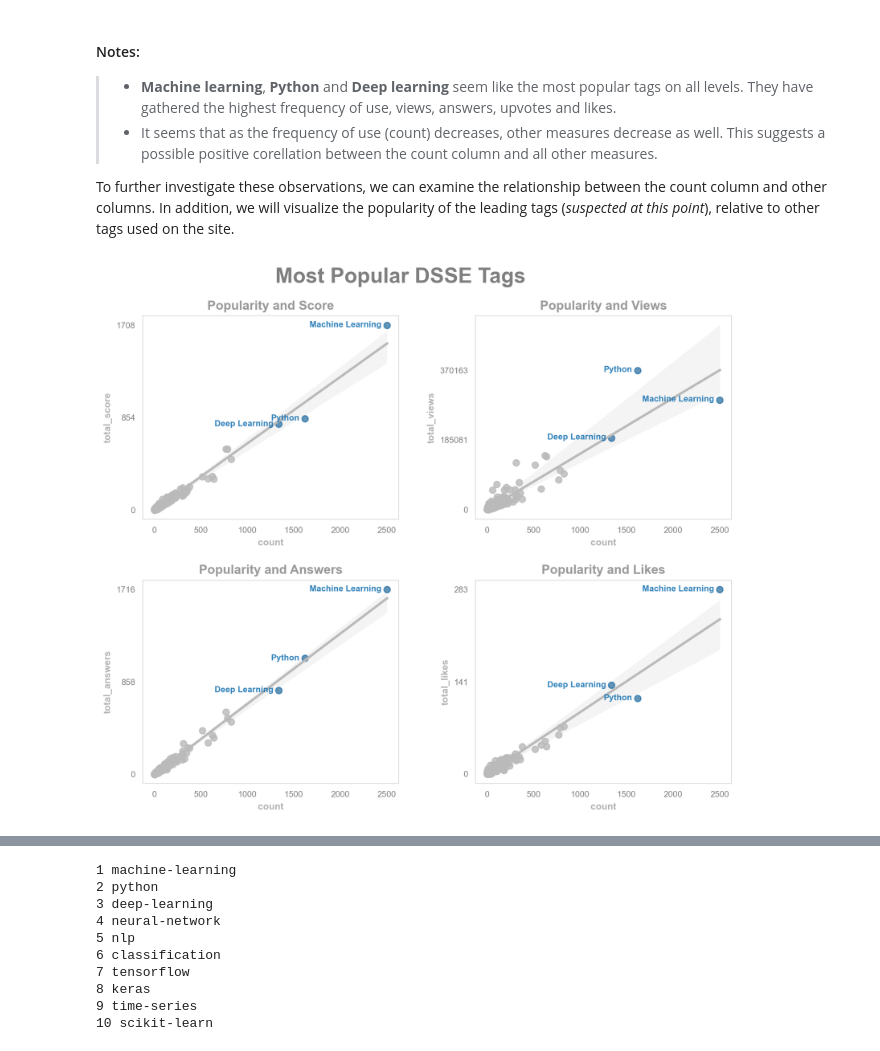
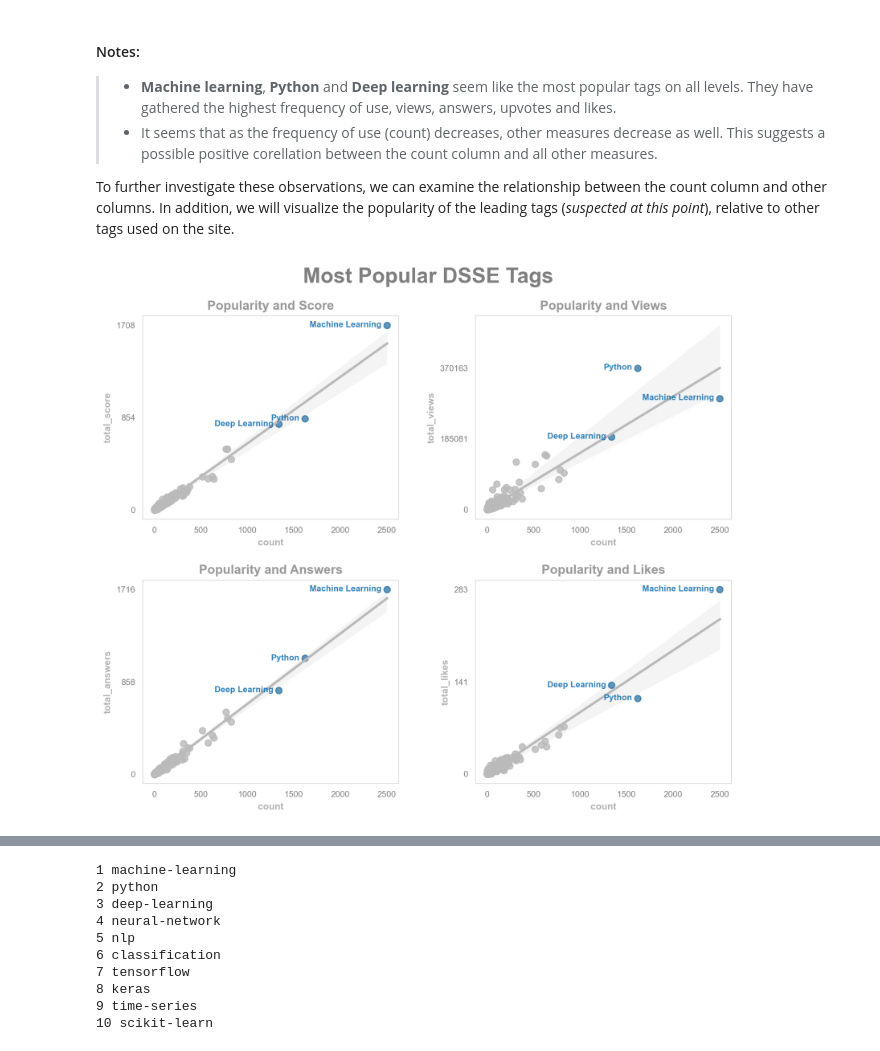
Before and after one commit to Lippins/Popular_DS_questions, a Jupyter notebook: notebook.ipynb, the cells around one changed output, grey strips where cells are left out. Cells and saved outputs as stored; diff of their text form; code cells hidden in the pictures.

```diff
--- a/notebook.ipynb
+++ b/notebook.ipynb
@@ -286,35 +300,35 @@ for index, col in zip(range(4), facets):
                 x='count', y=col,
                 c='#0064AB', alpha=0.5)
 
     # Annotate the leadings
     for tag in leading_tags:
         plt.text(x=aggregate_df.loc[tag, 'count']-60,
                  y=aggregate_df.loc[tag, col] - aggregate_df[col].max()/100,
                  s= tag.replace('-', ' ').title(), alpha=0.8,
                  fontsize=8, color='#0064AB', fontweight='bold',
                  ha='right')
 
     plt.xticks(color='gray', fontsize=8)
     plt.yticks([0, int(aggregate_df[col].max()/2), aggregate_df[col].max()],
                color='gray', fontsize=8)
     plt.xlabel('count', fontsize='9', fontweight='bold', alpha=0.3)
     plt.ylabel(col, fontsize='9', fontweight='bold', alpha=0.3)
     plt.title('Popularity and {}'.format(col.split('_')[1].title()), weight='bold', alpha=0.4)
 
 # Set attributes common to all plots
 axes_list = fig.get_axes()
 for ax in axes_list:
     for loc in ['left', 'bottom', 'top', 'right']:
         ax.spines[loc].set_color('#DDD')
     ax.tick_params(left=False, bottom=False)
 
 # Plot title
-axes_list[0].text(x= 1300, y= 2100, fontsize=20, fontweight='bold', alpha=0.5,
+axes_list[0].text(x= 1600, y= 2100, fontsize=20, fontweight='bold', alpha=0.5,
                   s='Most Popular DSSE Tags')
 
 plt.subplots_adjust(hspace=0.3, wspace=0.3);
 # %% [output]
-[figure, old version]
+[figure, new version]
 # %% [markdown]
 #### Notes:
 >- Our initial observation is confirmed. **Machine Learning**, **Python** and **Deep Learning** are the three most popular tags used on the site. Machine learning also shows a greater level of popularity than the other two tags.
```
Also changed, not shown: parts of 4 cells of this notebook.
